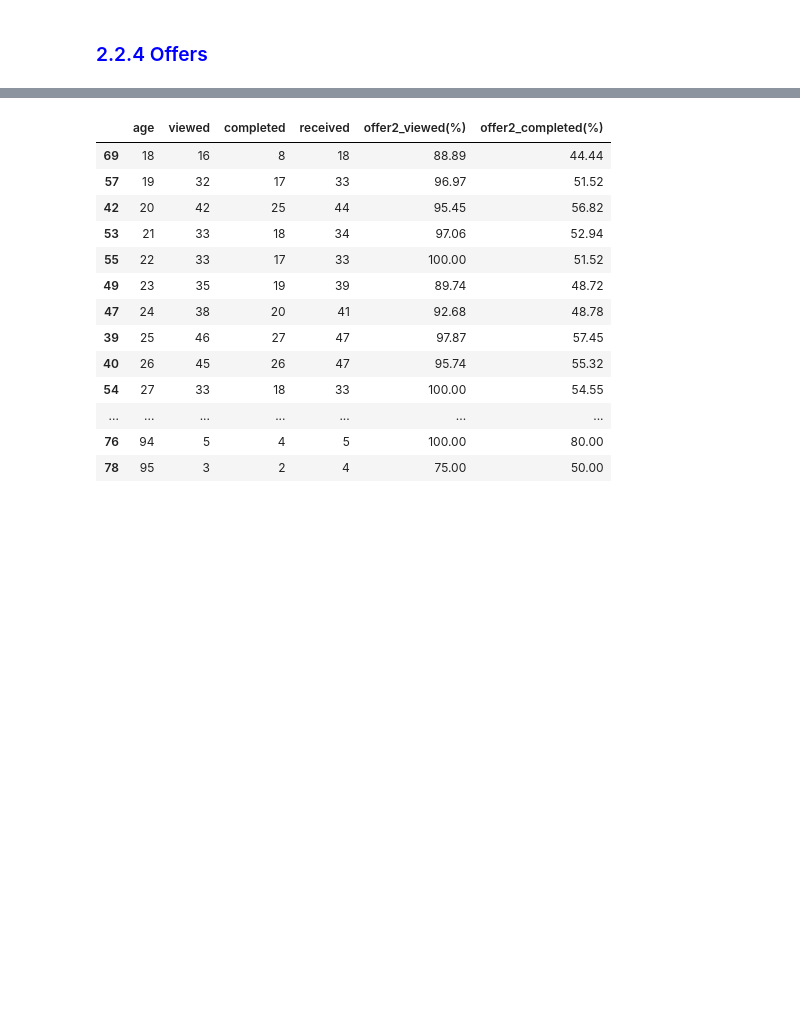
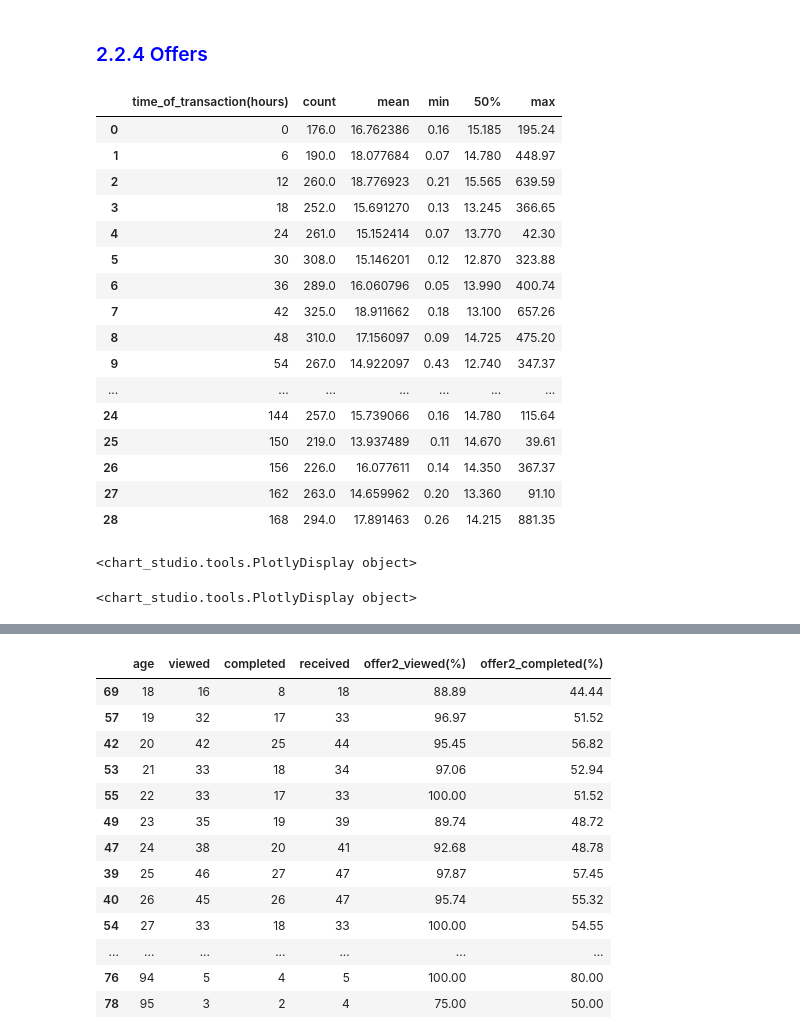
Before and after one commit to salitr/starbucks_offers_analysis, a Jupyter notebook: Starbucks_Capstone_notebook.ipynb, the cells around one changed output, grey strips where cells are left out. Cells and saved outputs as stored; diff of their text form; code cells hidden in the pictures; blank space fills up the shorter version.

```diff
--- a/Starbucks_Capstone_notebook.ipynb
+++ b/Starbucks_Capstone_notebook.ipynb
@@ -1804,6 +1947,7 @@ Consider using IPython.display.IFrame instead
 
 ### <font color=blue> 2.2.4 Offers
 # %%
+# function to return an analysis of the numbers and percentage of all transaction by offer
 def analysis2(df1, col1, col2, col3, offer):
     v = df1[df1['event'] == 'offer viewed']
     v = v.drop_duplicates(subset=['customer_id', 'offer_id'], keep='first')
@@ -1825,4 +1969,78 @@ def analysis2(df1, col1, col2, col3, offer):
     analysis2 = analysis2.drop(['age_r', 'age_c'], axis=1).sort_values(by='age')
 
     return analysis2
+
+# function to return dataframe grouped by the time when each transaction takes a place from the start of an offer
+# showing a description of the amount spent by that time
+def offer_transcations(offer):
+    offer_trans = transcation_by_time(df_completed, 'offer_id', offer)
+
+    return offer_trans
+
+# function to plot a trend of any two offers that shows the average Amount Spent since a Start of an Offer at a specific time
+def plot2(offer1, offer2):
+    offer_trans1 = offer_transcations(offer1)
+    offer_trans2 = offer_transcations(offer2)
+
+    trace_mean1 = go.Scatter(
+        x=offer_trans1['time_of_transaction(hours)'],
+        y=offer_trans1['mean'],
+        name = offer1,
+        opacity = 0.6)
+    trace_mean2 = go.Scatter(
+        x=offer_trans2['time_of_transaction(hours)'],
+        y=offer_trans2['mean'],
+        name = offer2,
+        opacity = 0.6)
+
+
+    data1 = [trace_mean1, trace_mean2]
+
+    layout = {
+        'title': 'Average Amount Spent Since a Start of an Offer Trend',
+        'xaxis': {'title': 'Time Since a Start of an Offer (hours)'},
+        'yaxis': {'title': 'Average Amount ($)',
+                  "range": [
+                    10,
+                    35
+                ]}}
+
+    fig = dict(data=data1, layout=layout)
+    plot2 = py.iplot(fig, filename = "Amount Spent since a Start of an Offer Trend by Offer")
+
+    return plot2
+# %%
+# showing a description of the amount spent by the time of transactions
+
+offer_transcations(1)
+# %% [output]
+|  | time_of_transaction(hours) | count | mean | min | 50% | max |
+| 0 | 0 | 176.0 | 16.762386 | 0.16 | 15.185 | 195.24 |
+| 1 | 6 | 190.0 | 18.077684 | 0.07 | 14.780 | 448.97 |
+| 2 | 12 | 260.0 | 18.776923 | 0.21 | 15.565 | 639.59 |
+| 3 | 18 | 252.0 | 15.691270 | 0.13 | 13.245 | 366.65 |
+| 4 | 24 | 261.0 | 15.152414 | 0.07 | 13.770 | 42.30 |
+| 5 | 30 | 308.0 | 15.146201 | 0.12 | 12.870 | 323.88 |
+| 6 | 36 | 289.0 | 16.060796 | 0.05 | 13.990 | 400.74 |
+| 7 | 42 | 325.0 | 18.911662 | 0.18 | 13.100 | 657.26 |
+| 8 | 48 | 310.0 | 17.156097 | 0.09 | 14.725 | 475.20 |
+| 9 | 54 | 267.0 | 14.922097 | 0.43 | 12.740 | 347.37 |
+| ... | ... | ... | ... | ... | ... | ... |
+| 24 | 144 | 257.0 | 15.739066 | 0.16 | 14.780 | 115.64 |
+| 25 | 150 | 219.0 | 13.937489 | 0.11 | 14.670 | 39.61 |
+| 26 | 156 | 226.0 | 16.077611 | 0.14 | 14.350 | 367.37 |
+| 27 | 162 | 263.0 | 14.659962 | 0.20 | 13.360 | 91.10 |
+| 28 | 168 | 294.0 | 17.891463 | 0.26 | 14.215 | 881.35 |
+# %%
+# plotting and comparing the trend of any two offers
+
+plot2(1, 2)
+# %% [output]
+<chart_studio.tools.PlotlyDisplay object>
+# %%
+# plotting and comparing the trend of any two offers
+
+plot2(5, 7)
+# %% [output]
+<chart_studio.tools.PlotlyDisplay object>
 # %%
```
Also changed, not shown: parts of 181 cells of this notebook.
